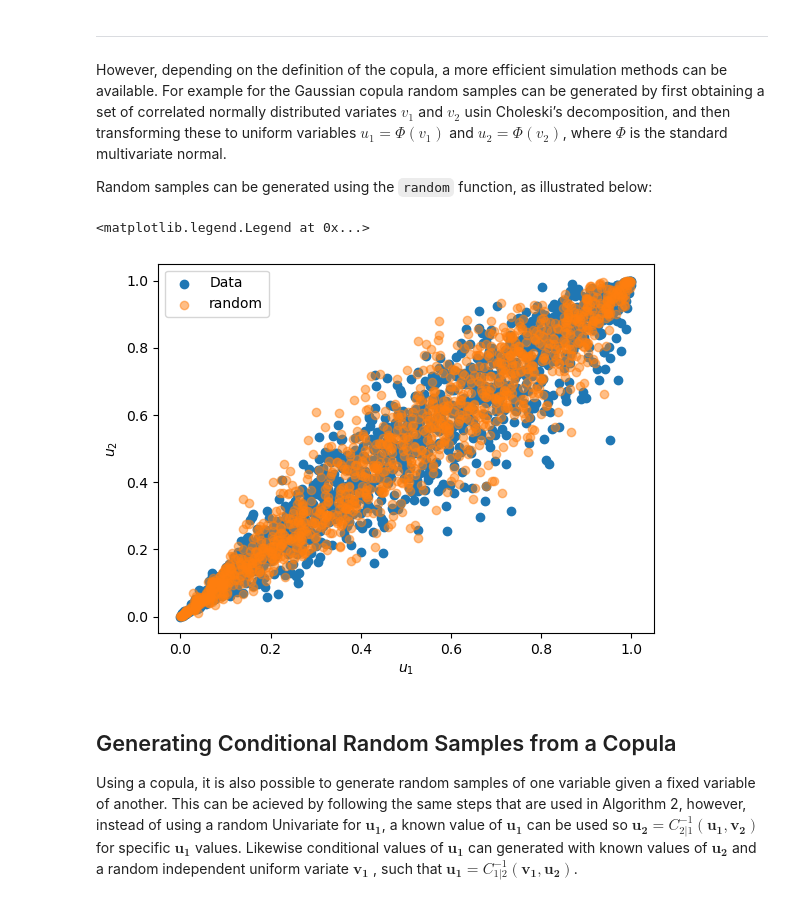
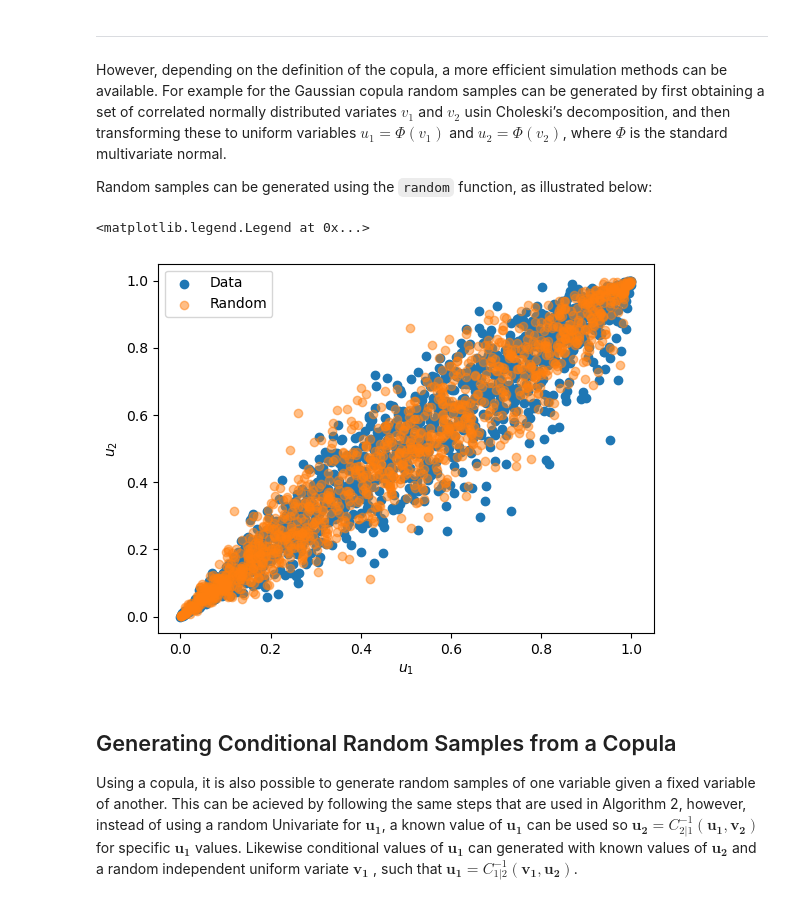
Before and after one commit to VU-IVM/VineCopulas, a Jupyter notebook: doc/bivariatecopulas.ipynb, the cells around one changed output. Cells and saved outputs as stored; diff of their text form; code cells hidden in the pictures.

```diff
--- a/doc/bivariatecopulas.ipynb
+++ b/doc/bivariatecopulas.ipynb
@@ -260,15 +260,15 @@ Random samples can be generated using the `random` function, as illustrated belo
 # %%
 #generate random samples
 n = len(u)
 ur = random(cop, par, n)
 plt.scatter(u1,u2, label = 'Data')
-plt.scatter(ur[:,0], ur[:,1], alpha = 0.5, label = 'random')
+plt.scatter(ur[:,0], ur[:,1], alpha = 0.5, label = 'Random')
 plt.xlabel('$u_1$')
 plt.ylabel('$u_2$')
 plt.legend()
 # %% [output]
 <matplotlib.legend.Legend at 0x...>
-[figure, old version]
+[figure, new version]
 # %% [markdown]
 ## Generating Conditional Random Samples from a Copula
 
```
Also changed, not shown: parts of 3 cells of this notebook.
